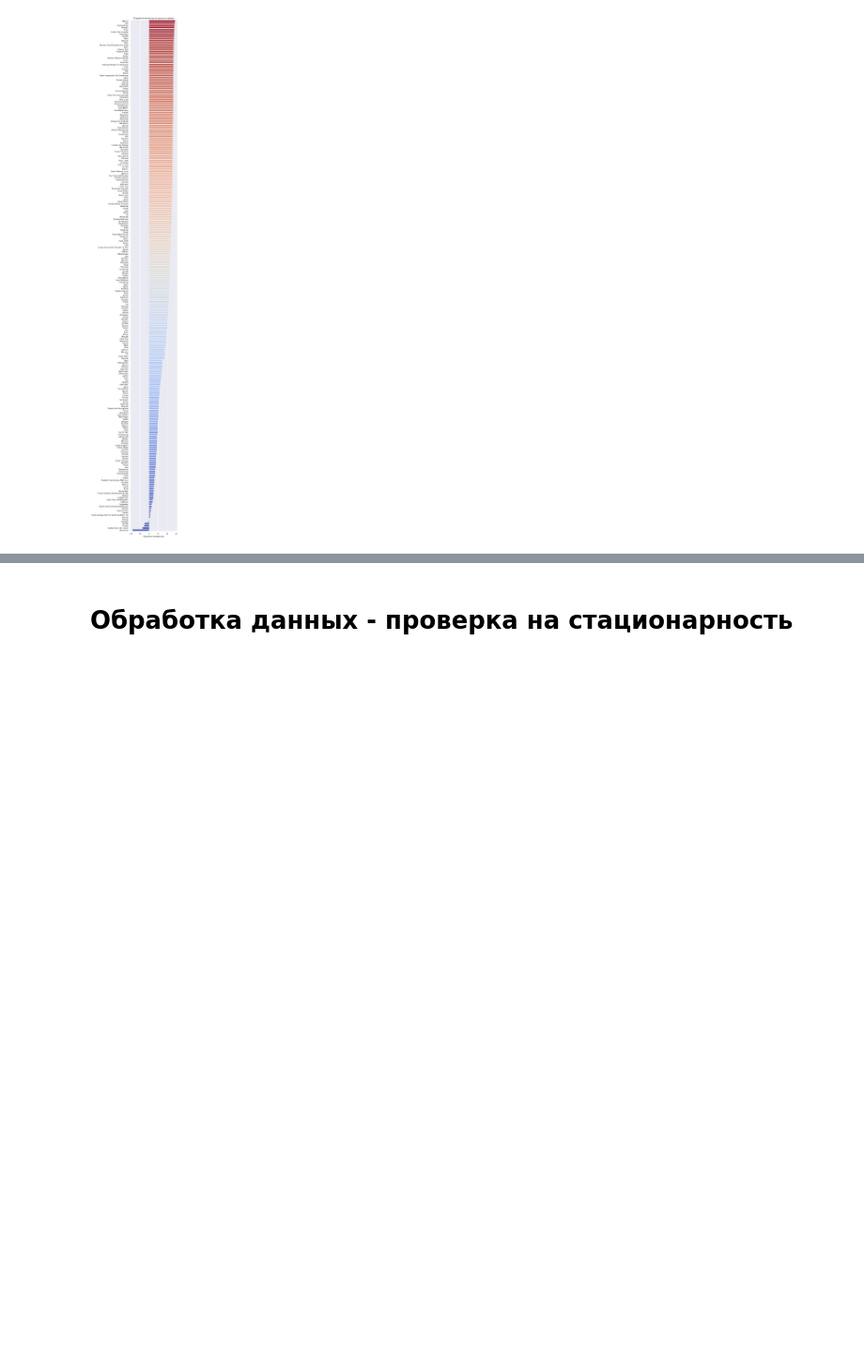
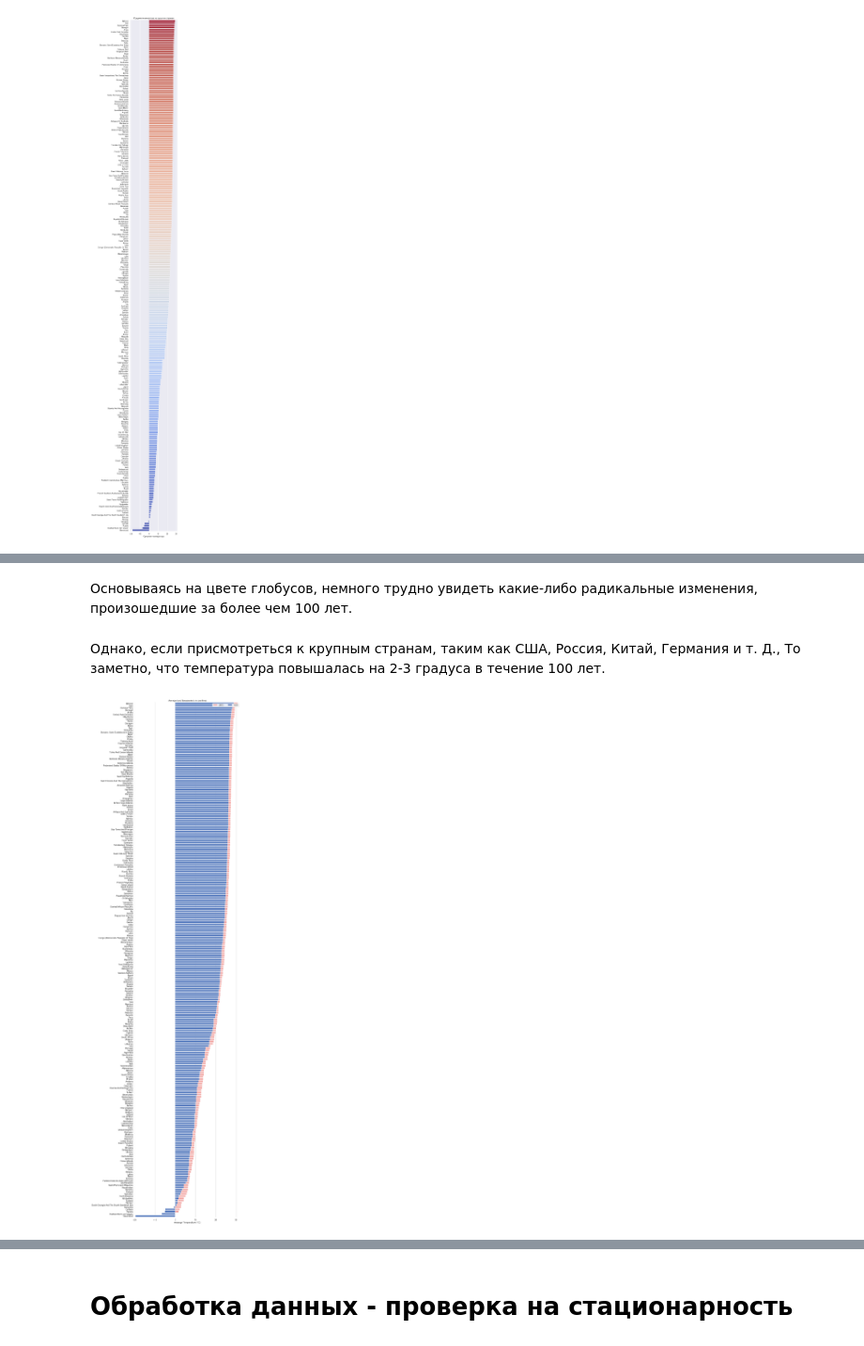
Before and after one commit to SizovaDarya708/ClimateChange, a Jupyter notebook: Climate Change Project.ipynb, the cells around one changed output, grey strips where cells are left out. Shown at 94% size. Saved outputs shown, nothing was run; the diff lists cells and outputs as text; code cells hidden in the pictures; blank space fills up the shorter version.

```diff
--- a/Climate Change Project.ipynb
+++ b/Climate Change Project.ipynb
@@ -250,3 +226,8 @@ sns.barplot(mean_temp_bar, countries_bar, palette = colors_cw[::-1])
 Text = ax.set(xlabel='Срерняя температура', title='Средняя температура на суше по странам')
 # %% [output]
 [figure]
+# %%
+glob_coun = pd.read_csv('GlobalLandTemperaturesByCountry.csv')
+glob_coun.dt = pd.to_datetime(glob_coun.dt).dt.strftime('%d/%m/%Y')
+glob_coun['dt']=glob_coun['dt'].apply(lambda x:x[6:])
+glob_coun=glob_coun.groupby(['dt', 'Country'])['AverageTemperature'].mean().reset_index()
@@ -252,0 +240,11 @@ Text = ax.set(xlabel='Срерняя температура', title='Средн
+# %%
+glob_coun = glob_coun[~glob_coun['Country'].isin(
+    ['Denmark', 'Antarctica', 'France', 'Europe', 'Netherlands',
+     'United Kingdom', 'Africa', 'South America'])]
+
+glob_coun = glob_coun.replace(
+   ['Denmark (Europe)', 'France (Europe)', 'Netherlands (Europe)', 'United Kingdom (Europe)'],
+   ['Denmark', 'France', 'Netherlands', 'United Kingdom'])
+# %%
+countries2013 = np.unique(glob_coun.Country[glob_coun['dt']== '2013'])
+countries1920 = np.unique(glob_coun.Country[glob_coun['dt']== '1920'])
@@ -252,0 +337,33 @@ Text = ax.set(xlabel='Срерняя температура', title='Средн
+# %% [markdown]
+Основываясь на цвете глобусов, немного трудно увидеть какие-либо радикальные изменения, произошедшие за более чем 100 лет.
+# %% [markdown]
+Однако, если присмотреться к крупным странам, таким как США, Россия, Китай, Германия и т. Д., То заметно, что температура повышалась на 2-3 градуса в течение 100 лет.
+# %%
+temperature_1920, countries_1920 = (list(x) for x in zip(*sorted(zip(glob_coun.AverageTemperature[glob_coun['dt']== '1920'], countries1920),
+                                                             reverse = True)))
+temperature_2013, countries_2013 = (list(x) for x in zip(*sorted(zip(glob_coun.AverageTemperature[glob_coun['dt']== '2013'], countries2013),
+                                                             reverse = True)))
+# %%
+sns.set(style="whitegrid", font_scale=1)
+
+# Initialize the matplotlib figure
+f, ax = plt.subplots(figsize=(10, 50))
+
+
+#2013
+sns.set_color_codes("pastel")
+sns.barplot(x=temperature_2013, y=countries_2013,
+            label="2013", color="r")
+#1920
+sns.set_color_codes("muted")
+sns.barplot(x=temperature_1920, y=countries_1920,
+            label="1920", color="b")
+
+# Add a legend and informative axis label
+ax.legend(ncol=2, loc="upper right", frameon=True)
+ax.set(xlim=(-20, 32), ylabel="",
+       xlabel="Average Temperature (°C)",
+       title='Average land temperature in countries')
+sns.despine(left=True, bottom=True)
+# %% [output]
+[figure, added]
```
Also changed, not shown: parts of 16 cells of this notebook, 1 other file.
